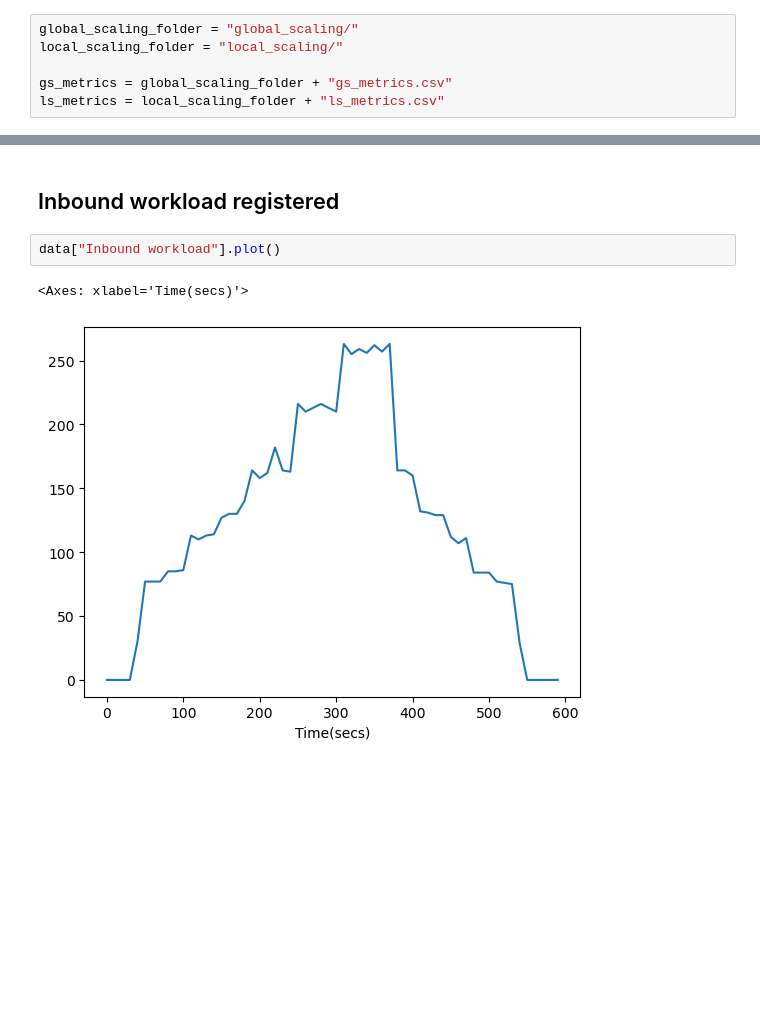
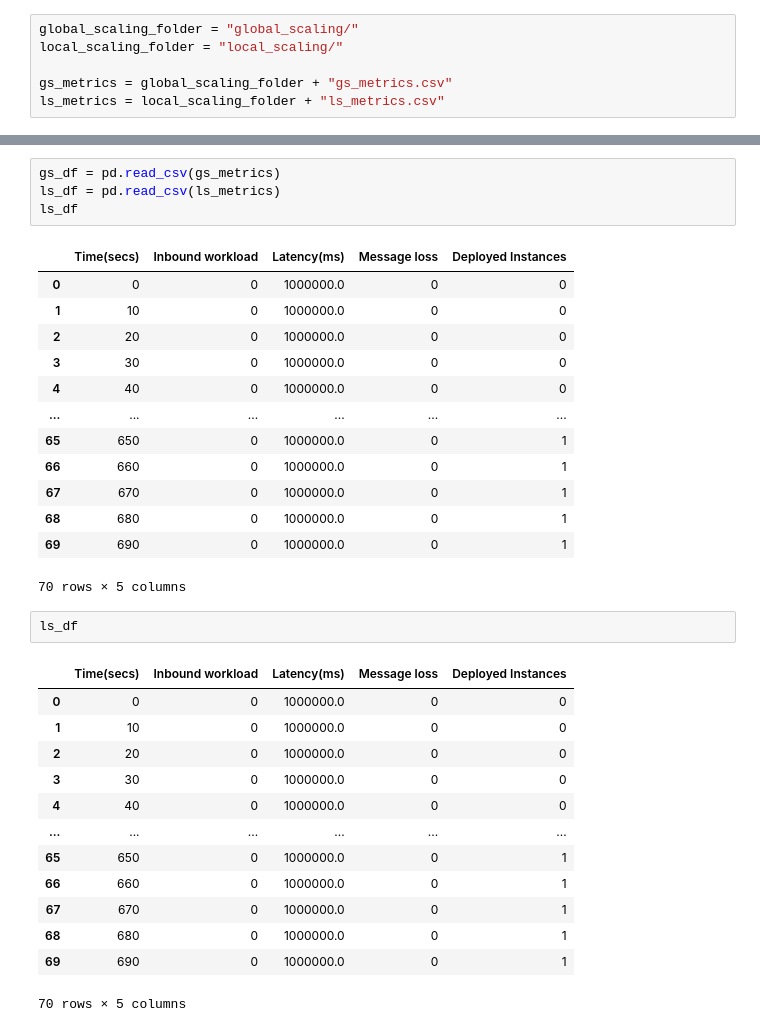
Before and after one commit to giovaz94/custom-pipeline, a Jupyter notebook: data-analysis/analysis.ipynb, the cells around one changed output, grey strips where cells are left out. Drawn from its saved outputs; the diff is of its cells as text; blank space fills up the shorter version.

```diff
--- a/data-analysis/analysis.ipynb
+++ b/data-analysis/analysis.ipynb
@@ -47,8 +22,35 @@ data
-# %% [markdown]
-## Inbound workload registered
-# %%
-data["Inbound workload"].plot()
-# %% [output]
-<Axes: xlabel='Time(secs)'>
-[figure, removed]
+# %%
+gs_df = pd.read_csv(gs_metrics)
+ls_df = pd.read_csv(ls_metrics)
+ls_df
+# %% [output]
+|  | Time(secs) | Inbound workload | Latency(ms) | Message loss | Deployed Instances |
+| 0 | 0 | 0 | 1000000.0 | 0 | 0 |
+| 1 | 10 | 0 | 1000000.0 | 0 | 0 |
+| 2 | 20 | 0 | 1000000.0 | 0 | 0 |
+| 3 | 30 | 0 | 1000000.0 | 0 | 0 |
+| 4 | 40 | 0 | 1000000.0 | 0 | 0 |
+| ... | ... | ... | ... | ... | ... |
+| 65 | 650 | 0 | 1000000.0 | 0 | 1 |
+| 66 | 660 | 0 | 1000000.0 | 0 | 1 |
+| 67 | 670 | 0 | 1000000.0 | 0 | 1 |
+| 68 | 680 | 0 | 1000000.0 | 0 | 1 |
+| 69 | 690 | 0 | 1000000.0 | 0 | 1 |
+70 rows × 5 columns
+# %%
+ls_df
+# %% [output]
+|  | Time(secs) | Inbound workload | Latency(ms) | Message loss | Deployed Instances |
+| 0 | 0 | 0 | 1000000.0 | 0 | 0 |
+| 1 | 10 | 0 | 1000000.0 | 0 | 0 |
+| 2 | 20 | 0 | 1000000.0 | 0 | 0 |
+| 3 | 30 | 0 | 1000000.0 | 0 | 0 |
+| 4 | 40 | 0 | 1000000.0 | 0 | 0 |
+| ... | ... | ... | ... | ... | ... |
+| 65 | 650 | 0 | 1000000.0 | 0 | 1 |
+| 66 | 660 | 0 | 1000000.0 | 0 | 1 |
+| 67 | 670 | 0 | 1000000.0 | 0 | 1 |
+| 68 | 680 | 0 | 1000000.0 | 0 | 1 |
+| 69 | 690 | 0 | 1000000.0 | 0 | 1 |
+70 rows × 5 columns
 # %% [markdown]
```
Also changed, not shown: parts of 11 cells of this notebook, 41 other files.
